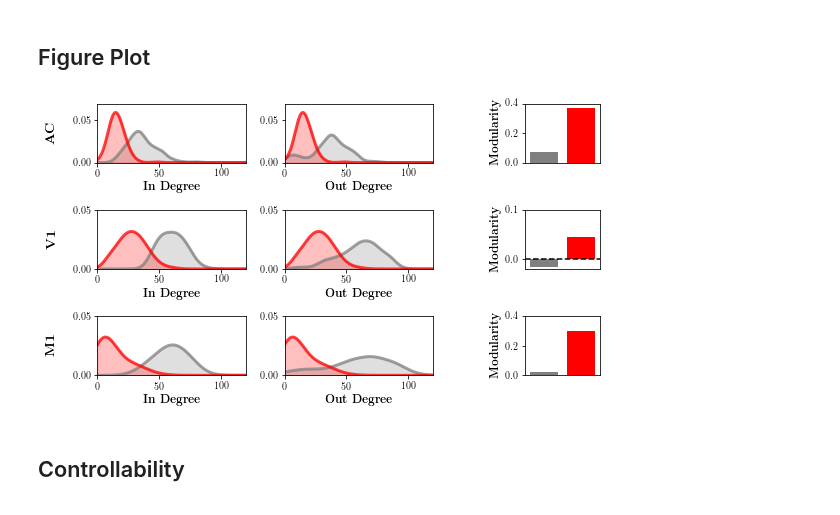
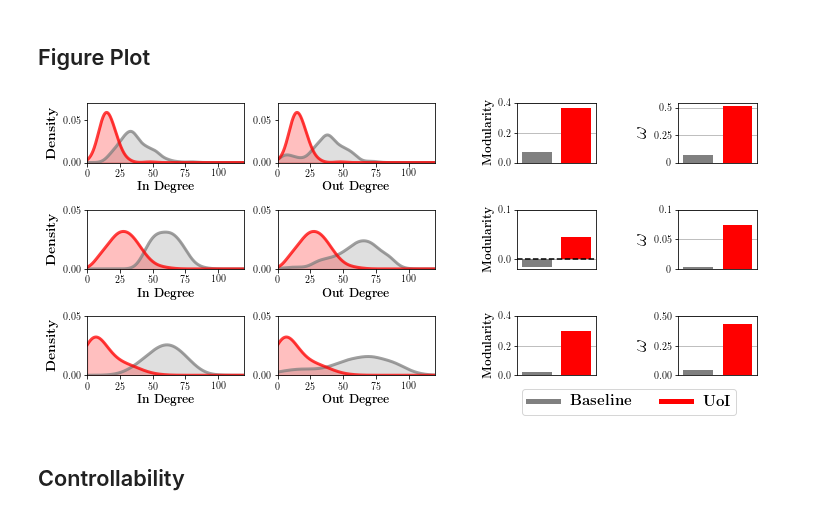
Before and after one commit to BouchardLab/neuroinference, a Jupyter notebook: notebooks/coupling/graph_analysis.ipynb, the cells around one changed output. Drawn from its saved outputs; the diff is of its cells as text; code cells hidden in the pictures.

Commit message:
small worldness

```diff
--- a/notebooks/coupling/graph_analysis.ipynb
+++ b/notebooks/coupling/graph_analysis.ipynb
@@ -182,6 +182,8 @@ modularities = {
 }
 # %% [markdown]
 ## Small-worldness
+# %%
+small_world = h5py.File(os.path.join(os.environ['HOME'], 'fits/uoineuro/coupling/graphs/small_world.h5'))
 # %%
 small_world_omega = {}
 small_world_sigma = {}
@@ -316,8 +318,8 @@ array([[ 1., nan],
 # %% [markdown]
 ## Figure Plot
 # %%
-fig, axes = plt.subplots(3, 4, figsize=(9, 5),
-                         gridspec_kw={'width_ratios': [1, 1, 0.1, 0.5]})
+fig, axes = plt.subplots(3, 6, figsize=(12, 5),
+                         gridspec_kw={'width_ratios': [1, 1, 0.1, 0.5, 0.1, 0.5]})
 
 bins = np.linspace(0, 100, 20)
 x_samples = np.linspace(0, 120, 1000)[..., np.newaxis]
@@ -378,37 +380,81 @@ axes[2, 3].bar(x=[0, 1],
                color=['gray', 'red'],
                width=0.75)
 
 axes[1, 3].axhline(0, color='k', linestyle='--')
 
 for ax in axes[:, 3]:
     ax.set_xlim([-0.5, 1.5])
     ax.tick_params(labelsize=10)
     ax.set_xticks([])
 
 axes[0, 3].set_yticks([0, 0.2, 0.4])
 axes[1, 3].set_yticks([0, 0.1])
 axes[2, 3].set_yticks([0, 0.2, 0.4])
 
+# small-worldness
+axes[0, 5].bar(x=[0, 1],
+               height=[small_world['ac_baseline'][:][0], small_world['ac_uoi'][:][0]],
+               color=['gray', 'red'],
+               width=0.75)
+
+axes[1, 5].bar(x=[0, 1],
+               height=[np.mean([small_world['vc_baseline'][:]]),
+                       np.mean([small_world['vc_uoi'][:]])],
+               color=['gray', 'red'],
+               width=0.75)
+axes[2, 5].bar(x=[0, 1],
+               height=[np.mean([small_world['mc_baseline'][:]]),
+                       np.mean([small_world['mc_uoi'][:]])],
+               color=['gray', 'red'],
+               width=0.75)
+
+for ax in axes[:, 5]:
+    ax.set_xlim([-0.5, 1.5])
+    ax.tick_params(labelsize=10)
+    ax.set_xticks([])
+
+axes[0, 5].set_yticks([0, 0.25, 0.5])
+axes[0, 5].set_yticklabels([0, 0.25, 0.5])
+axes[1, 5].set_yticks([0, 0.05, 0.1])
+axes[1, 5].set_yticklabels([0, 0.05, 0.1])
+axes[2, 5].set_yticks([0, 0.25, 0.5])
+
 for ax in axes[:, 0]:
     ax.set_xlabel(r'\textbf{In Degree}', fontsize=12)
 
 for ax in axes[:, 1]:
     ax.set_xlabel(r'\textbf{Out Degree}', fontsize=12)
 
 for ax in axes[:, 3]:
+    ax.grid(axis='y')
+    ax.set_axisbelow(True)
     ax.set_ylabel(r'\textbf{Modularity}', fontsize=12)
+
+for ax in axes[:, 5]:
+    ax.grid(axis='y')
+    ax.set_axisbelow(True)
+    ax.set_ylabel(r'$\omega$', fontsize=20)
 
 for ax in axes[:, 2]:
     ax.axis('off')
+for ax in axes[:, 4]:
+    ax.axis('off')
 
-axes[0, 0].set_ylabel(r'\textbf{AC}', fontsize=14, labelpad=15)
-axes[1, 0].set_ylabel(r'\textbf{V1}', fontsize=14, labelpad=15)
-axes[2, 0].set_ylabel(r'\textbf{M1}', fontsize=14, labelpad=15)
+axes[0, 0].set_ylabel(r'\textbf{Density}', fontsize=14, labelpad=5)
+axes[1, 0].set_ylabel(r'\textbf{Density}', fontsize=14, labelpad=5)
+axes[2, 0].set_ylabel(r'\textbf{Density}', fontsize=14, labelpad=5)
 
+axes[2, 4].plot([], [], color='gray', label=r'\textbf{Baseline}', linewidth=5)
+axes[2, 4].plot([], [], color='r', label=r'\textbf{UoI}', linewidth=5)
+axes[2, 4].legend(
+    loc='center',
+    bbox_to_anchor=(0, -0.45),
+    ncol=2,
+    prop={'size': 15})
 plt.subplots_adjust(hspace=0.80, wspace=0.4)
 plt.savefig('graph_analysis.pdf', bbox_inches='tight')
 # %% [output]
-[figure, old version]
+[figure, new version]
 # %% [markdown]
 ## Controllability
 # %%
```
